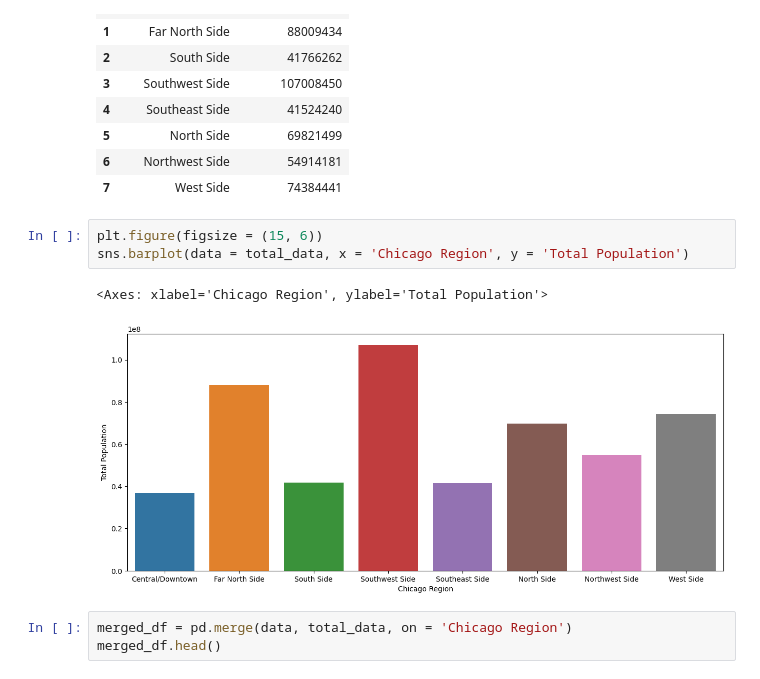
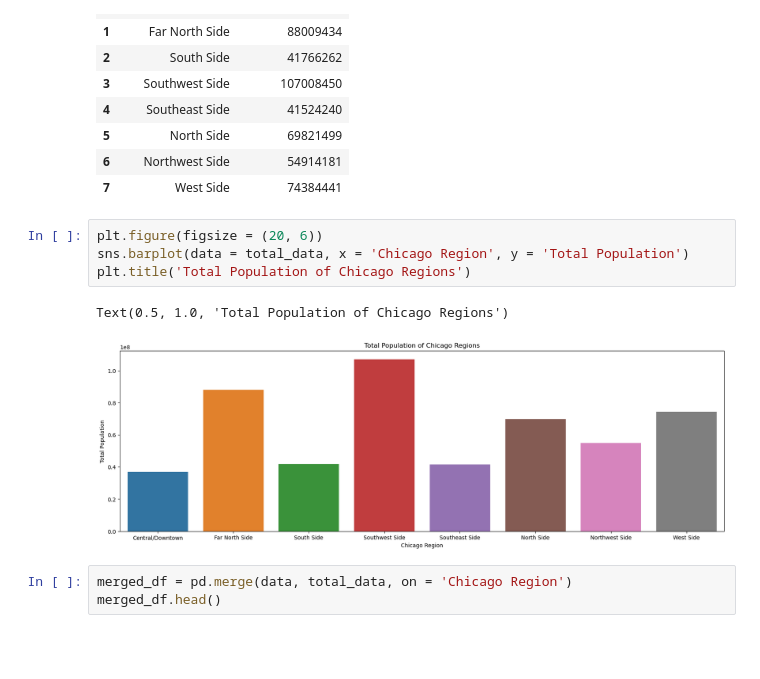
Before and after one commit to miriammei/JKMN-no-L-s-, a Jupyter notebook: MiriamCode.ipynb, the cells around one changed output. Saved outputs shown, nothing was run; the diff lists cells and outputs as text; blank space fills up the shorter version.

```diff
--- a/MiriamCode.ipynb
+++ b/MiriamCode.ipynb
@@ -138,11 +138,12 @@ total_data
 | 6 | Northwest Side | 54914181 |
 | 7 | West Side | 74384441 |
 # %%
-plt.figure(figsize = (15, 6))
+plt.figure(figsize = (20, 6))
 sns.barplot(data = total_data, x = 'Chicago Region', y = 'Total Population')
+plt.title('Total Population of Chicago Regions')
 # %% [output]
-<Axes: xlabel='Chicago Region', ylabel='Total Population'>
+Text(0.5, 1.0, 'Total Population of Chicago Regions')
-[figure, old version]
+[figure, new version]
 # %%
 merged_df = pd.merge(data, total_data, on = 'Chicago Region')
 merged_df.head()
```
Also changed, not shown: 1 other file.
